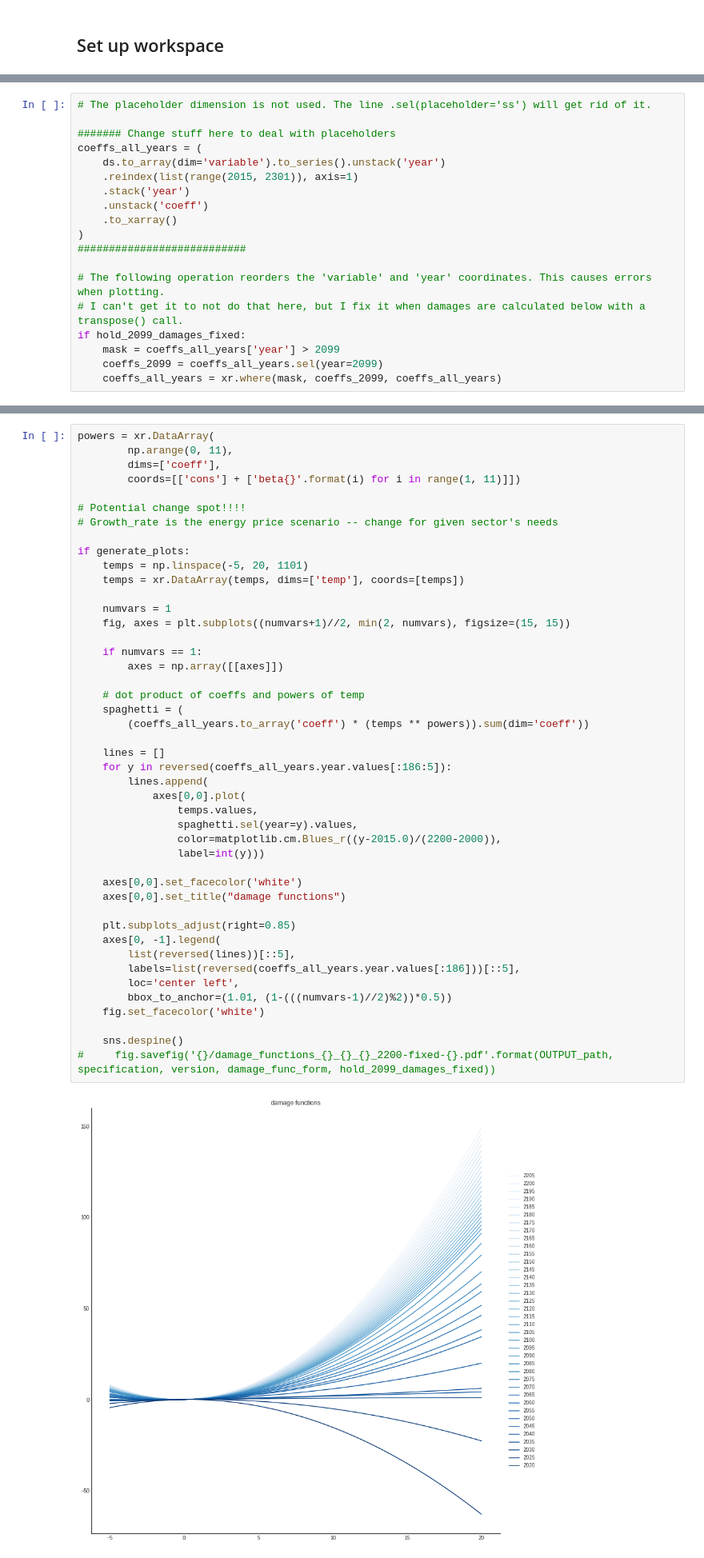
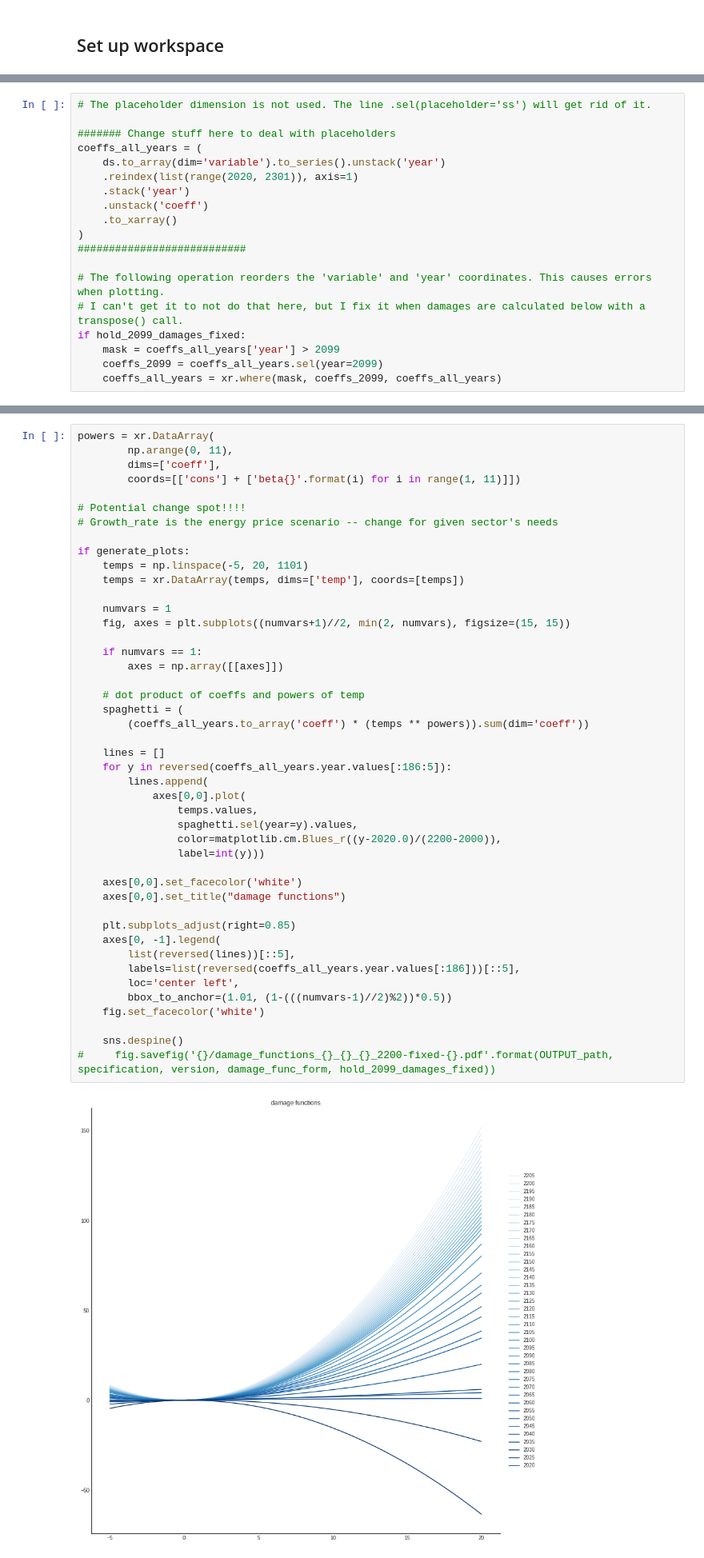
Before and after one commit to ClimateImpactLab/labor-code-release-2020, a Jupyter notebook: 4_post_projection/no_cons/2_scc/compute_scc_extrapolate_post_2100.ipynb, the cells around one changed output, grey strips where cells are left out. Shown at 80% size. Saved outputs shown, nothing was run; the diff lists cells and outputs as text.

```diff
--- a/4_post_projection/no_cons/2_scc/compute_scc_extrapolate_post_2100.ipynb
+++ b/4_post_projection/no_cons/2_scc/compute_scc_extrapolate_post_2100.ipynb
@@ -196,7 +197,7 @@ Data variables:
 ####### Change stuff here to deal with placeholders
 coeffs_all_years = (
     ds.to_array(dim='variable').to_series().unstack('year')
-    .reindex(list(range(2015, 2301)), axis=1)
+    .reindex(list(range(2020, 2301)), axis=1)
     .stack('year')
     .unstack('coeff')
     .to_xarray()
@@ -256,35 +257,35 @@ if generate_plots:
 
     if numvars == 1:
         axes = np.array([[axes]])
 
     # dot product of coeffs and powers of temp
     spaghetti = (
         (coeffs_all_years.to_array('coeff') * (temps ** powers)).sum(dim='coeff'))
 
     lines = []
     for y in reversed(coeffs_all_years.year.values[:186:5]):
         lines.append(
             axes[0,0].plot(
                 temps.values,
                 spaghetti.sel(year=y).values,
-                color=matplotlib.cm.Blues_r((y-2015.0)/(2200-2000)),
+                color=matplotlib.cm.Blues_r((y-2020.0)/(2200-2000)),
                 label=int(y)))
 
     axes[0,0].set_facecolor('white')
     axes[0,0].set_title("damage functions")
 
     plt.subplots_adjust(right=0.85)
     axes[0, -1].legend(
         list(reversed(lines))[::5],
         labels=list(reversed(coeffs_all_years.year.values[:186]))[::5],
         loc='center left',
         bbox_to_anchor=(1.01, (1-(((numvars-1)//2)%2))*0.5))
     fig.set_facecolor('white')
 
     sns.despine()
 #     fig.savefig('{}/damage_functions_{}_{}_{}_2200-fixed-{}.pdf'.format(OUTPUT_path, specification, version, damage_func_form, hold_2099_damages_fixed))
 # %% [output]
-[figure, old version]
+[figure, new version]
 # %%
 coeffs_all_years
 # %% [output]
```
Also changed, not shown: parts of 26 cells of this notebook, 25 other files.
